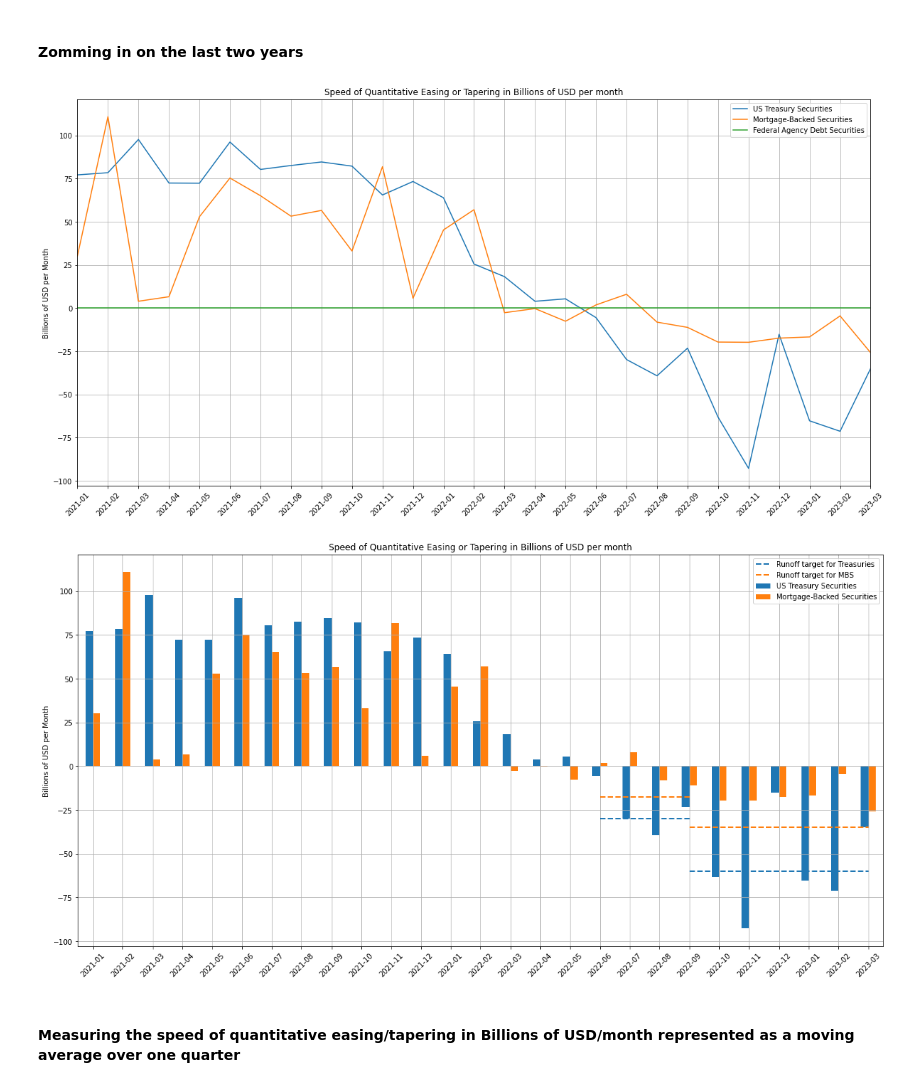
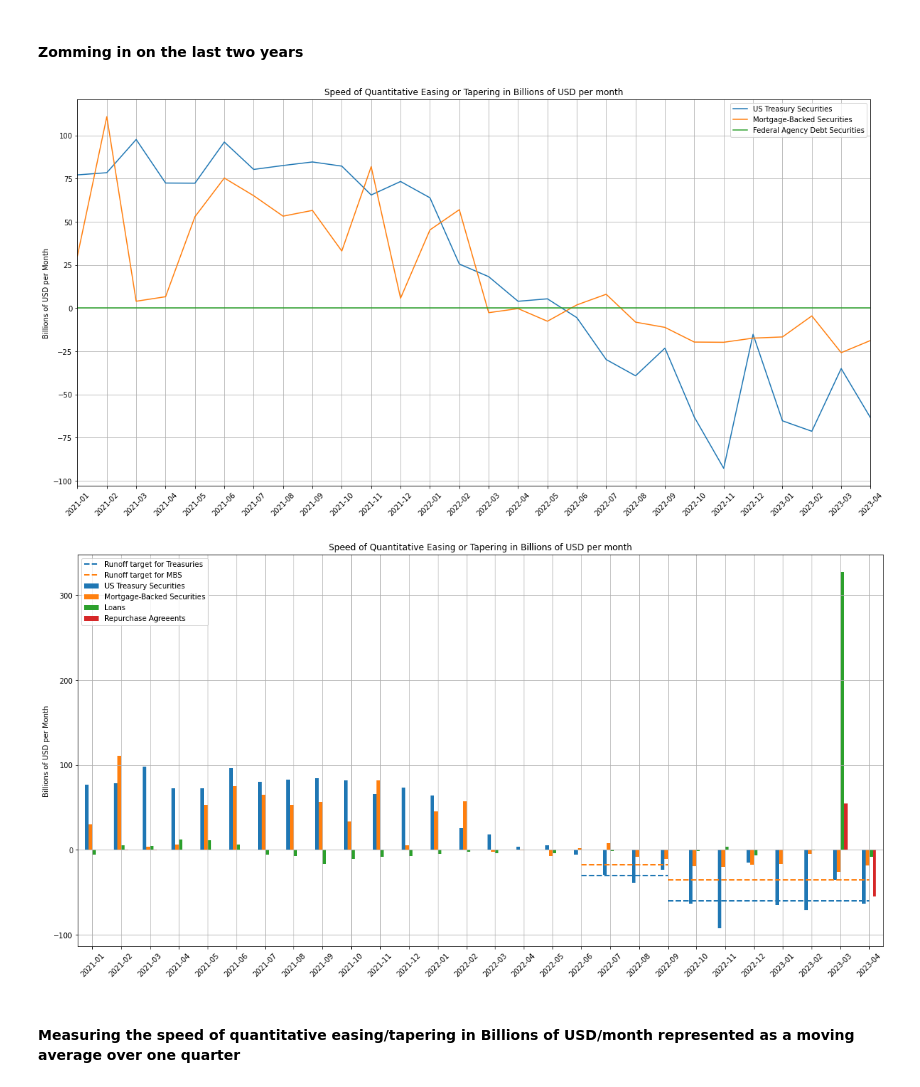
Before and after one commit to ilchen/US_Economic_Data_Analysis, a Jupyter notebook: Quantitative_Easing_and_Tapering.ipynb, the cells around one changed output. Drawn from its saved outputs; the diff is of its cells as text; code cells hidden in the pictures.

Commit message:
Updated with April data

```diff
--- a/Quantitative_Easing_and_Tapering.ipynb
+++ b/Quantitative_Easing_and_Tapering.ipynb
@@ -28,7 +28,7 @@ I use the following dataseries provided by [FRED](https://fred.stlouisfed.org) f
 
 **NB:** These data series return the face value of these securities. The unamortied differences between the face value and the purchase price is held in the _Unamortized premiums on securities held outright_ and _Unamortized discounts on securities held outright_ accounts (which can be obtained from the `WUPSHO` and `WUDSHO` series respectively).
 # %%
-sec_held_outright = web.get_data_fred(['WSHOTSL', 'WSHOMCB', 'WSHOFADSL', 'WLCFLL'],
+sec_held_outright = web.get_data_fred(['WSHOTSL', 'WSHOMCB', 'WSHOFADSL', 'WLCFLL', 'WORAL'],
                                       start=report_start, end=report_end).asfreq('W-Wed')
 
 # Converting into billions of USD
@@ -36,7 +36,8 @@ sec_held_outright /= 1000.
 # %%
 sec_held_outright.rename(
     columns={'WSHOTSL': 'US Treasury Securities', 'WSHOMCB': 'Mortgage-Backed Securities',
-             'WSHOFADSL': 'Federal Agency Debt Securities', 'WLCFLL': 'Loans'},
+             'WSHOFADSL': 'Federal Agency Debt Securities', 'WLCFLL': 'Loans',
+             'WORAL': 'Repurchase Agreeents'},
     inplace=True)
 # %%
 SEC_HELD_OUTRIGHT_COMPOSITION_TITLE = 'Federal Reserve Banks: Securities held outright (at face value)'
@@ -121,24 +122,24 @@ ax = sec_held_outright_speed_short.iloc[:,:3].plot(figsize=(20,10), grid=True,
                             ylabel=LEFT_Y_AXIS_LABEL_SPEED)#, ylim=(-100, 200), yticks=np.arange(-100, 200, 20))
 _ = ax.set_xticklabels(list(map('{:%Y-%m}'.format, sec_held_outright_speed_short.index)))
 # %% [output]
-[figure, old version]
+[figure, new version]
 # %%
 # Determine the index positions of the dates related to quantitative tightening
 x1, x2 = sec_held_outright_speed_short.index.get_indexer(['2022-06', '2022-09'])
 
-ax = sec_held_outright_speed_short.iloc[:,[0,1]].plot.bar(figsize=(20,10), grid=True,
+ax = sec_held_outright_speed_short.iloc[:,[0,1,3,4]].plot.bar(figsize=(20,10), grid=True,
                             title=SEC_HELD_OUTRIGHT_SPEED,
                             xlabel='', rot=45,
                             ylabel=LEFT_Y_AXIS_LABEL_SPEED)
 # Translate them into coordinates
 ax.hlines(y=[-30, -60], xmin=[x1, x2], xmax=[x2, sec_held_outright_speed_short.index.size-1],
           linestyles='--', lw=2, colors='#1f77b4', label='Runoff target for Treasuries')
 ax.hlines(y=[-17.5, -35], xmin=[x1, x2], xmax=[x2, sec_held_outright_speed_short.index.size-1],
           linestyles='--', lw=2, colors='#ff7f0e', label='Runoff target for MBS')
 ax.legend()
 _ = ax.set_xticklabels(list(map('{:%Y-%m}'.format, sec_held_outright_speed_short.index)))
 # %% [output]
-[figure, old version]
+[figure, new version]
 # %% [markdown]
 #### Measuring the speed of quantitative easing/tapering in Billions of USD/month represented as a moving average over one quarter
 # %%
```
Also changed, not shown: parts of 8 cells of this notebook.
